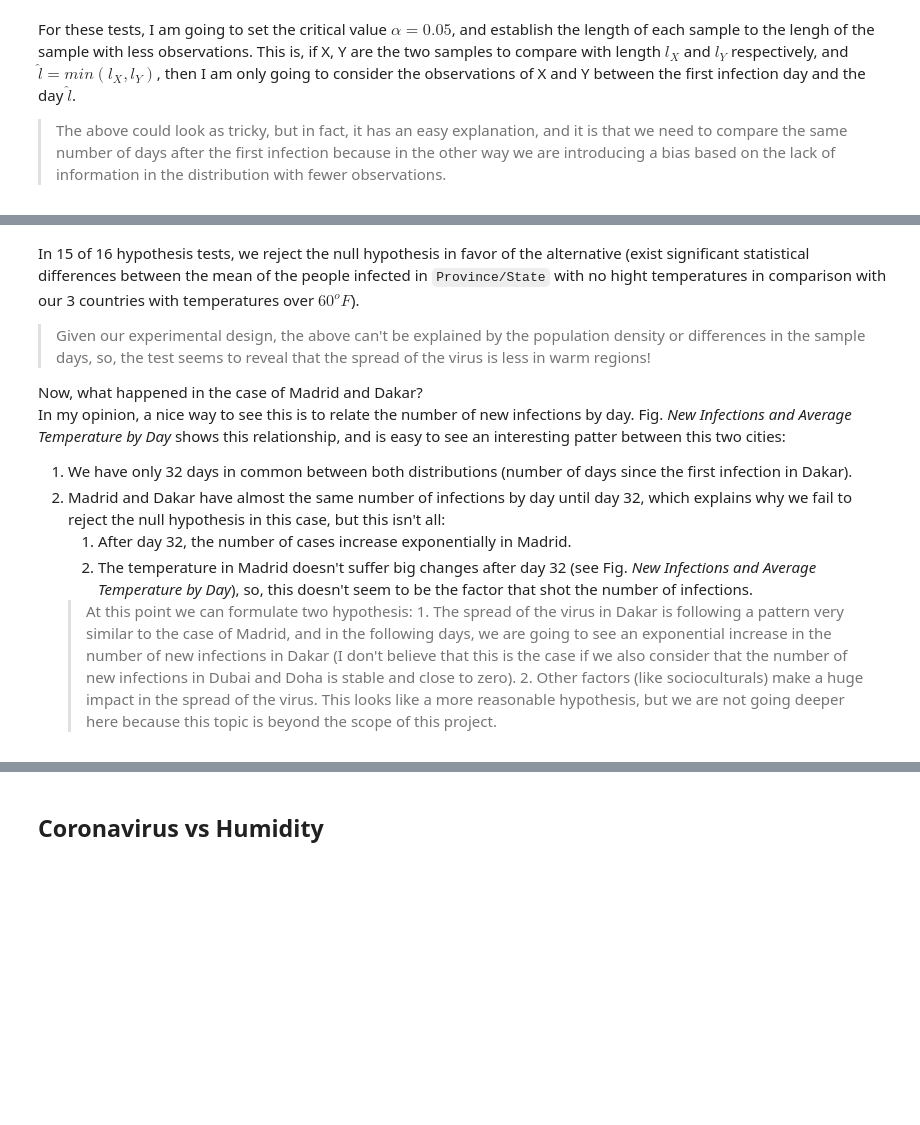
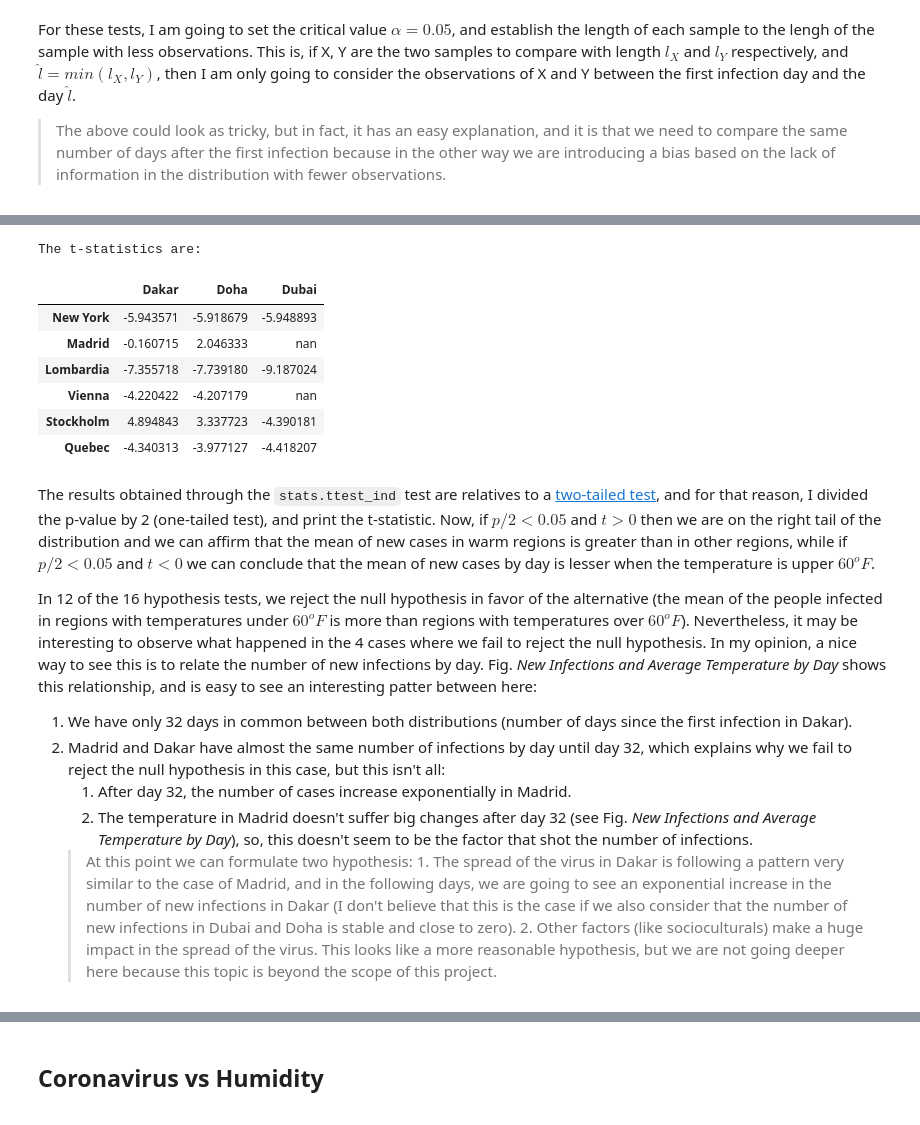
Before and after one commit to Yasel-Garces/The-impact-of-weather-in-the-coronavirus-spread, a Jupyter notebook: The-impact-of-weather-in-the-coronavirus-spread.ipynb, the cells around one changed output, grey strips where cells are left out. Drawn from its saved outputs; the diff is of its cells as text; code cells hidden in the pictures; blank space fills up the shorter version.

Commit message:
Corrects the statistical hypothesos

```diff
--- a/The-impact-of-weather-in-the-coronavirus-spread.ipynb
+++ b/The-impact-of-weather-in-the-coronavirus-spread.ipynb
@@ -715,14 +722,26 @@ results.style.applymap(color_p_value)
-# %% [markdown]
-In 15 of 16 hypothesis tests, we reject the null hypothesis in favor of the alternative (exist significant statistical differences between the mean of the people infected in `Province/State` with no hight temperatures in comparison with our 3 countries with temperatures over $60^o F$).
-> Given our experimental design, the above can't be explained by the population density or differences in the sample days, so, the test seems to reveal that the spread of the virus is less in warm regions!
-
-Now, what happened in the case of Madrid and Dakar?
-In my opinion, a nice way to see this is to relate the number of new infections by day. Fig. _New Infections and Average Temperature by Day_ shows this relationship, and is easy to see an interesting patter between this two cities:
-1. We have only 32 days in common between both distributions (number of days since the first infection in Dakar).
-2. Madrid and Dakar have almost the same number of infections by day until day 32, which explains why we fail to reject the null hypothesis in this case, but this isn't all:
-    1. After day 32, the number of cases increase exponentially in Madrid.
-    2. The temperature in Madrid doesn't suffer big changes after day 32 (see Fig. _New Infections and Average Temperature by Day_), so, this doesn't seem to be the factor that shot the number of infections.
-    > At this point we can formulate two hypothesis:
-        1. The spread of the virus in Dakar is following a pattern very similar to the case of Madrid, and in the following days, we are going to see an exponential increase in the number of new infections in Dakar (I don't believe that this is the case if we also consider that the number of new infections in Dubai and Doha is stable and close to zero).
-        2. Other factors (like socioculturals) make a huge impact in the spread of the virus. This looks like a more reasonable hypothesis, but we are not going deeper here because this topic is beyond the scope of this project.
+# %%
+print('The t-statistics are:')
+results_stat.style.applymap(color_p_value)
+# %% [output]
+The t-statistics are:
+|  | Dakar | Doha | Dubai |
+| New York | -5.943571 | -5.918679 | -5.948893 |
+| Madrid | -0.160715 | 2.046333 | nan |
+| Lombardia | -7.355718 | -7.739180 | -9.187024 |
+| Vienna | -4.220422 | -4.207179 | nan |
+| Stockholm | 4.894843 | 3.337723 | -4.390181 |
+| Quebec | -4.340313 | -3.977127 | -4.418207 |
+# %% [markdown]
+The  results obtained through the `stats.ttest_ind` test are relatives to a [two-tailed test](https://docs.scipy.org/doc/scipy/reference/generated/scipy.stats.ttest_ind.html), and for that reason, I divided the p-value by 2 (one-tailed test), and print the t-statistic. Now, if $p/2<0.05$ and $t>0$ then we are on the right tail of the distribution and we can affirm that the mean of new cases in warm regions is greater than in other regions, while if $p/2<0.05$ and $t<0$ we can conclude that the mean of new cases by day is lesser when the temperature is upper $60^o F$.
+
+In 12 of the 16 hypothesis tests, we reject the null hypothesis in favor of the alternative (the mean of the people infected in regions with temperatures under $60^o F$ is more than regions with temperatures over $60^o F$). Nevertheless, it may be interesting to observe what happened in the 4 cases where we fail to reject the null hypothesis. In my opinion, a nice way to see this is to relate the number of new infections by day. Fig. _New Infections and Average Temperature by Day_ shows this relationship, and is easy to see an interesting patter between here:
+
+
+1. We have only 32 days in common between both distributions (number of days since the first infection in Dakar).
+2. Madrid and Dakar have almost the same number of infections by day until day 32, which explains why we fail to reject the null hypothesis in this case, but this isn't all:
+    1. After day 32, the number of cases increase exponentially in Madrid.
+    2. The temperature in Madrid doesn't suffer big changes after day 32 (see Fig. _New Infections and Average Temperature by Day_), so, this doesn't seem to be the factor that shot the number of infections.
+    > At this point we can formulate two hypothesis:
+        1. The spread of the virus in Dakar is following a pattern very similar to the case of Madrid, and in the following days, we are going to see an exponential increase in the number of new infections in Dakar (I don't believe that this is the case if we also consider that the number of new infections in Dubai and Doha is stable and close to zero).
+        2. Other factors (like socioculturals) make a huge impact in the spread of the virus. This looks like a more reasonable hypothesis, but we are not going deeper here because this topic is beyond the scope of this project.
 # %%
```
Also changed, not shown: parts of 5 cells of this notebook, 1 other file.
